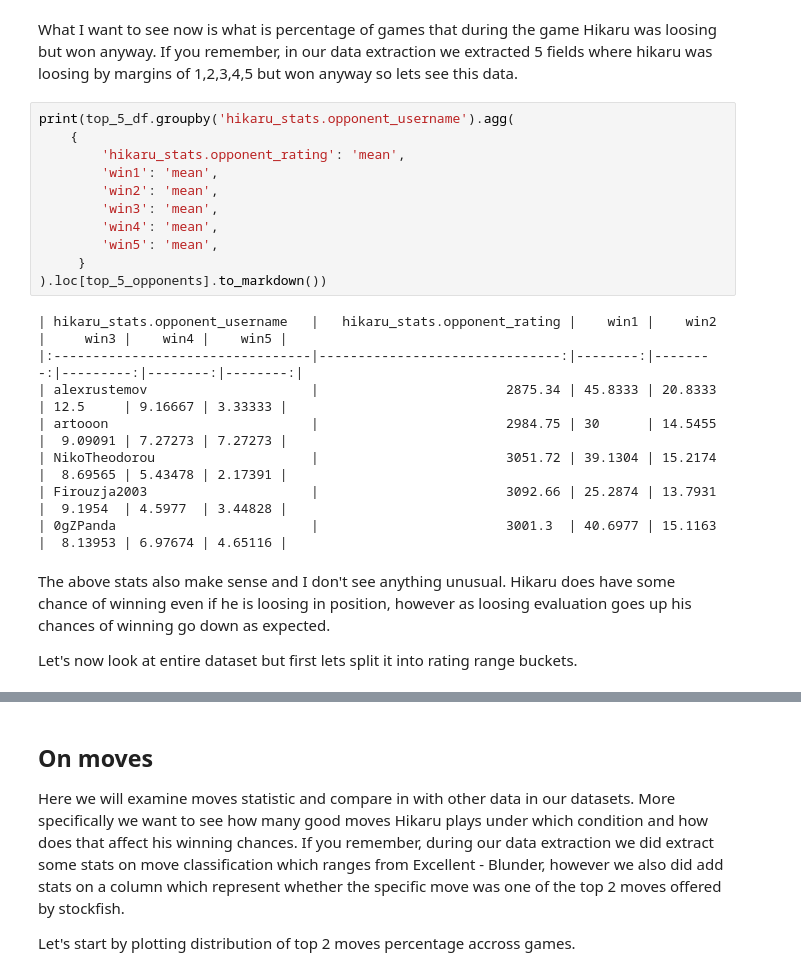
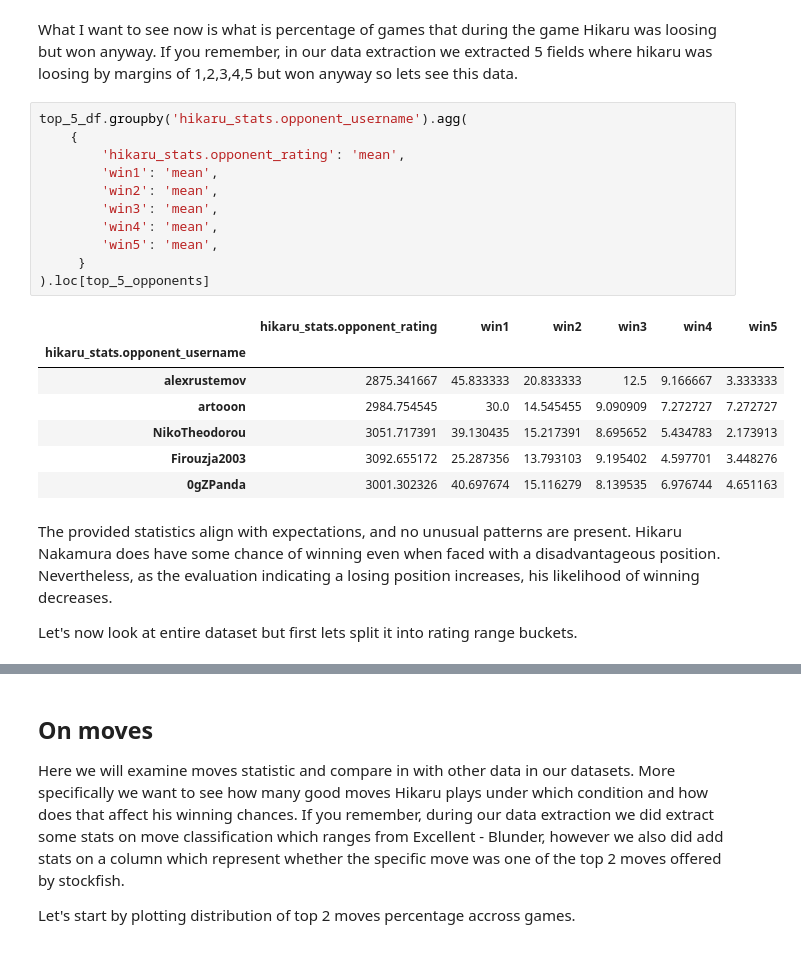
Before and after one commit to vzornic/hikaru-interesting-analysis, a Jupyter notebook: analysis.ipynb, the cells around one changed output, grey strips where cells are left out. Cells and saved outputs as stored; diff of their text form.

```diff
--- a/analysis.ipynb
+++ b/analysis.ipynb
@@ -183,25 +215,25 @@ On other note Hikaru scored not so well against NikoTheodorou and Firouzja2003,
 # %% [markdown]
 What I want to see now is what is percentage of games that during the game Hikaru was loosing but won anyway. If you remember, in our data extraction we extracted 5 fields where hikaru was loosing by margins of 1,2,3,4,5 but won anyway so lets see this data.
 # %%
-print(top_5_df.groupby('hikaru_stats.opponent_username').agg(
+top_5_df.groupby('hikaru_stats.opponent_username').agg(
     {
         'hikaru_stats.opponent_rating': 'mean',
         'win1': 'mean',
         'win2': 'mean',
         'win3': 'mean',
         'win4': 'mean',
         'win5': 'mean',
      }
-).loc[top_5_opponents].to_markdown())
+).loc[top_5_opponents]
 # %% [output]
-| hikaru_stats.opponent_username   |   hikaru_stats.opponent_rating |    win1 |    win2 |     win3 |    win4 |    win5 |
-|:---------------------------------|-------------------------------:|--------:|--------:|---------:|--------:|--------:|
-| alexrustemov                     |                        2875.34 | 45.8333 | 20.8333 | 12.5     | 9.16667 | 3.33333 |
-| artooon                          |                        2984.75 | 30      | 14.5455 |  9.09091 | 7.27273 | 7.27273 |
-| NikoTheodorou                    |                        3051.72 | 39.1304 | 15.2174 |  8.69565 | 5.43478 | 2.17391 |
-| Firouzja2003                     |                        3092.66 | 25.2874 | 13.7931 |  9.1954  | 4.5977  | 3.44828 |
-| 0gZPanda                         |                        3001.3  | 40.6977 | 15.1163 |  8.13953 | 6.97674 | 4.65116 |
+|  | hikaru_stats.opponent_rating | win1 | win2 | win3 | win4 | win5 |
+| hikaru_stats.opponent_username |  |  |  |  |  |  |
+| alexrustemov | 2875.341667 | 45.833333 | 20.833333 | 12.5 | 9.166667 | 3.333333 |
+| artooon | 2984.754545 | 30.0 | 14.545455 | 9.090909 | 7.272727 | 7.272727 |
+| NikoTheodorou | 3051.717391 | 39.130435 | 15.217391 | 8.695652 | 5.434783 | 2.173913 |
+| Firouzja2003 | 3092.655172 | 25.287356 | 13.793103 | 9.195402 | 4.597701 | 3.448276 |
+| 0gZPanda | 3001.302326 | 40.697674 | 15.116279 | 8.139535 | 6.976744 | 4.651163 |
 # %% [markdown]
-The above stats also make sense and I don't see anything unusual. Hikaru does have some chance of winning even if he is loosing in position, however as loosing evaluation goes up his chances of winning go down as expected.
+The provided statistics align with expectations, and no unusual patterns are present. Hikaru Nakamura does have some chance of winning even when faced with a disadvantageous position. Nevertheless, as the evaluation indicating a losing position increases, his likelihood of winning decreases.
 
 Let's now look at entire dataset but first lets split it into rating range buckets.
```
Also changed, not shown: parts of 21 cells of this notebook, 1 other file.
